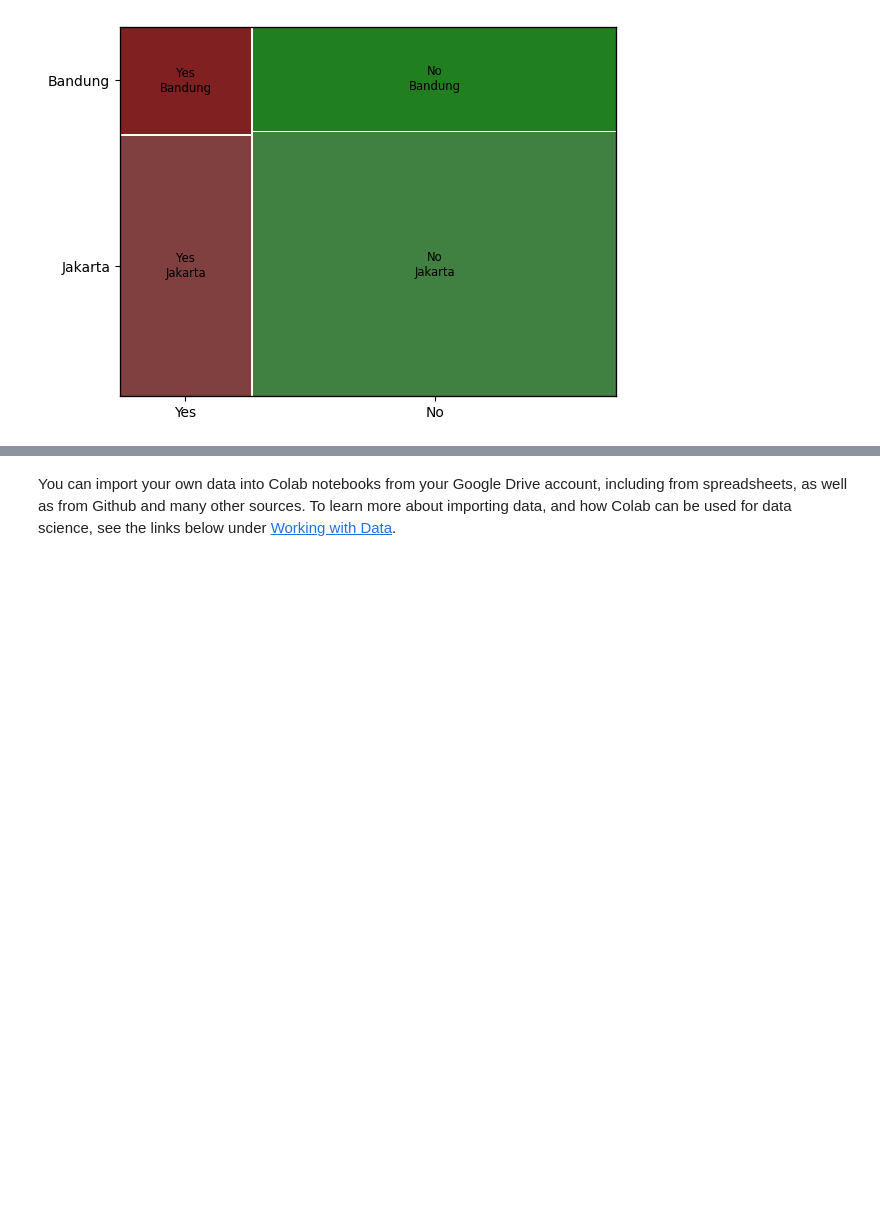
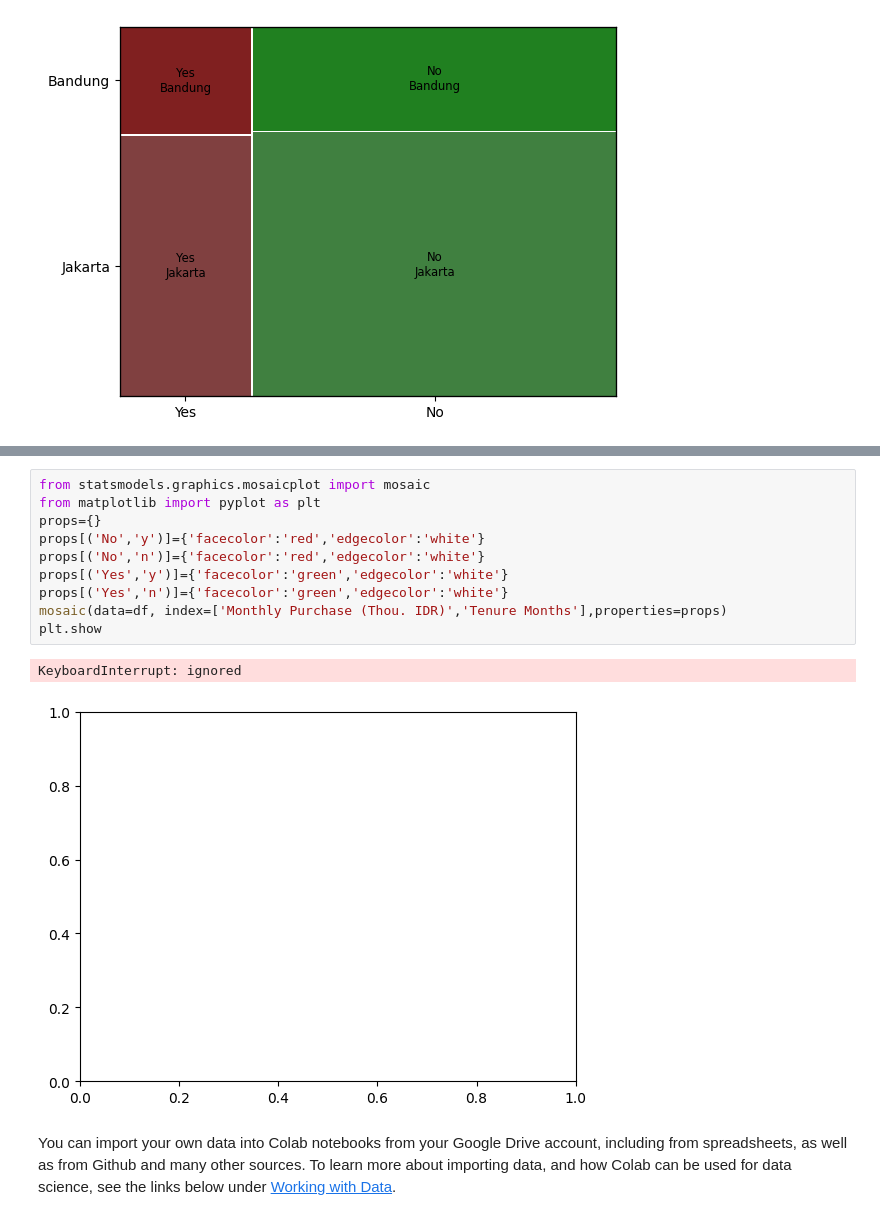
Before and after one commit to wiliasondriva/Collab-Rdp, a Jupyter notebook: Welcome_To_Colaboratory.ipynb, the cells around one changed output, grey strips where cells are left out. Cells and saved outputs as stored; diff of their text form; blank space fills up the shorter version.

```diff
--- a/Welcome_To_Colaboratory.ipynb
+++ b/Welcome_To_Colaboratory.ipynb
@@ -95,3 +138,16 @@ plt.show
+# %%
+from statsmodels.graphics.mosaicplot import mosaic
+from matplotlib import pyplot as plt
+props={}
+props[('No','y')]={'facecolor':'red','edgecolor':'white'}
+props[('No','n')]={'facecolor':'red','edgecolor':'white'}
+props[('Yes','y')]={'facecolor':'green','edgecolor':'white'}
+props[('Yes','n')]={'facecolor':'green','edgecolor':'white'}
+mosaic(data=df, index=['Monthly Purchase (Thou. IDR)','Tenure Months'],properties=props)
+plt.show
+# %% [output]
+KeyboardInterrupt: ignored
+[figure, added]
 # %% [markdown]
 You can import your own data into Colab notebooks from your Google Drive account, including from spreadsheets, as well as from Github and many other sources. To learn more about importing data, and how Colab can be used for data science, see the links below under [Working with Data](#working-with-data).
 # %% [markdown]
```
Also changed, not shown: parts of 3 cells of this notebook.
